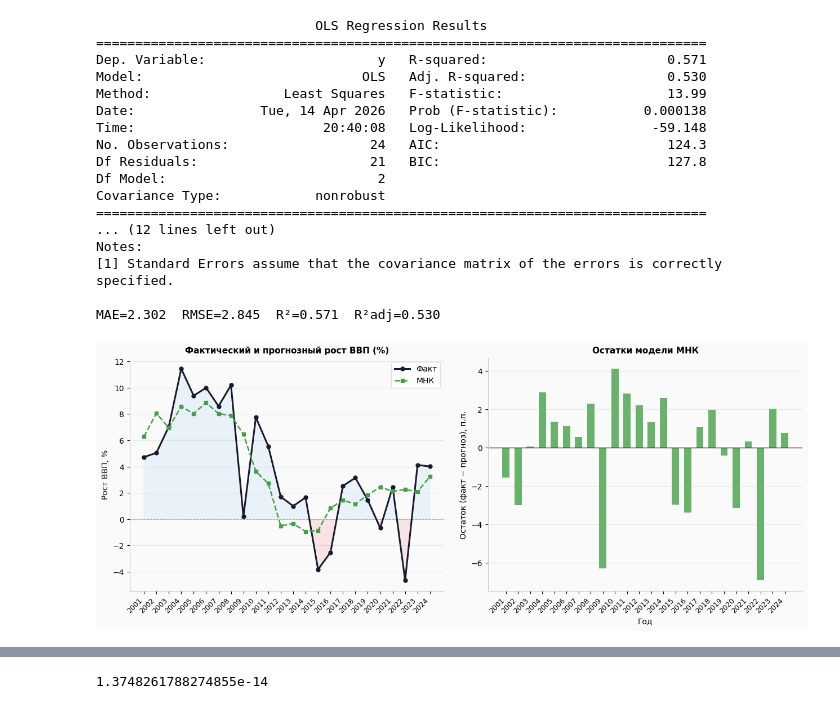
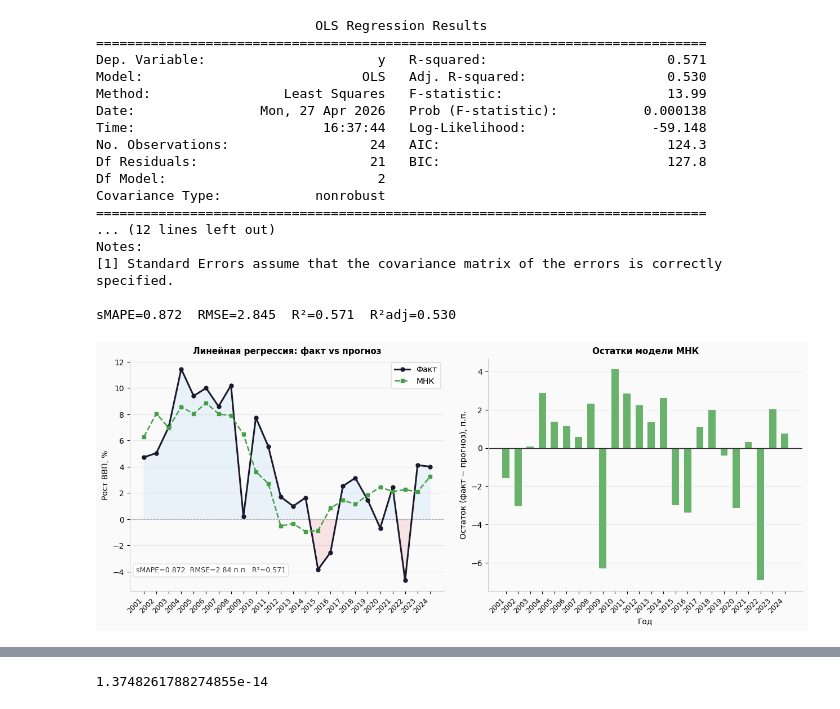
Before and after one commit to bienzapila/coursework, a Jupyter notebook: LR/lr.ipynb, the cells around one changed output, grey strips where cells are left out. Saved outputs shown, nothing was run; the diff lists cells and outputs as text; code cells hidden in the pictures.

```diff
--- a/LR/lr.ipynb
+++ b/LR/lr.ipynb
@@ -147,53 +1,47 @@ Test  (2018–2024)       MAE=2.183  RMSE=3.294  R²=-0.279
 # %%
 import pandas as pd
 import numpy as np
-from sklearn.metrics import mean_absolute_error, mean_squared_error, r2_score
+from sklearn.metrics import mean_squared_error, r2_score
 import statsmodels.api as sm
 import matplotlib.pyplot as plt
+
+def smape(y_true, y_pred):
+    """Симметричная средняя абсолютная процентная ошибка (в долях)"""
+    return np.mean(2 * np.abs(y_true - y_pred) / (np.abs(y_true) + np.abs(y_pred)))
 
 # ── данные ──
 df_ml = pd.read_excel('data.xlsx', sheet_name='Data_ML')
 df_ml = df_ml.rename(columns={
     'Year': 'year',
     'GDP Growth (%) — TARGET': 'gdp_growth',
-    'Lag GDP Growth t-1 (%)': 'lag_gdp',
-    'Inflation CPI t-1 (%)': 'inflation',
-    'Unemployment t-1 (%)': 'unemployment',
     'Gov. Expenditure t-1 (% GDP)': 'gov_exp',
     'Tax Revenue t-1 (% GDP)': 'tax_rev',
-    'Trade Openness t-1 (% GDP)': 'trade_open',
-    'FDI Inflows t-1 (% GDP)': 'fdi',
-    'WGI Gov. Eff. t-1': 'wgi',
-    'Econ. Freedom t-1': 'econ_free',
 })
 df_ml = df_ml[pd.to_numeric(df_ml['year'], errors='coerce').notna()].copy()
 df_ml['year'] = df_ml['year'].astype(int)
 for c in df_ml.columns[1:]:
     df_ml[c] = pd.to_numeric(df_ml[c], errors='coerce')
 
-# ── выбранные переменные ──
 cols = ['gov_exp', 'tax_rev']
-
 data = df_ml[['year', 'gdp_growth'] + cols].dropna().reset_index(drop=True)
-y    = data['gdp_growth'].values.astype(float)
-X    = data[cols].values.astype(float)
-yrs  = data['year'].values
-n    = len(data)
+y = data['gdp_growth'].values.astype(float)
+X = data[cols].values.astype(float)
+yrs = data['year'].values
 
 # ── Модель МНК на всей выборке ──
 X_sm = sm.add_constant(X)
 model = sm.OLS(y, X_sm).fit()
 print(model.summary())
 
-# ── Метрики на всей выборке ──
 y_pred = model.predict(X_sm)
-mae  = mean_absolute_error(y, y_pred)
 rmse = np.sqrt(mean_squared_error(y, y_pred))
-r2   = r2_score(y, y_pred)
+r2 = r2_score(y, y_pred)
 r2adj = model.rsquared_adj
-print(f"\nMAE={mae:.3f}  RMSE={rmse:.3f}  R²={r2:.3f}  R²adj={r2adj:.3f}")
+smape_val = smape(y, y_pred)
 
-# ── Графики (только полная выборка) ──
+print(f"\nsMAPE={smape_val:.3f}  RMSE={rmse:.3f}  R²={r2:.3f}  R²adj={r2adj:.3f}")
+
+# ── График ──
 plt.rcParams.update({
     'font.family': 'DejaVu Sans',
     'axes.spines.top': False,
@@ -203,59 +51,60 @@ plt.rcParams.update({
 fig, axes = plt.subplots(1, 2, figsize=(13, 5.5))
 fig.patch.set_facecolor('#fafafa')
 
-# Левый: факт vs прогноз (без разделения на train/test)
+# Левый: факт vs прогноз
 ax = axes[0]
 ax.set_facecolor('#fafafa')
 ax.fill_between(yrs, y, 0, where=(y < 0), alpha=0.12, color='#e63946', interpolate=True)
 ax.fill_between(yrs, y, 0, where=(y >= 0), alpha=0.07, color='#2196F3', interpolate=True)
-ax.plot(yrs, y,      'o-',  color='#1a1a2e', lw=2.2, ms=5, zorder=3, label='Факт')
+ax.plot(yrs, y, 'o-', color='#1a1a2e', lw=2.2, ms=5, zorder=3, label='Факт')
 ax.plot(yrs, y_pred, 's--', color='#43A047', lw=1.8, ms=4, zorder=3, label='МНК')
 ax.axhline(0, color='#aaa', lw=0.8, ls='--')
-ax.set_title('Фактический и прогнозный рост ВВП (%)', fontsize=11, fontweight='bold')
+ax.set_title('Линейная регрессия: факт vs прогноз', fontsize=11, fontweight='bold')
 ax.set_ylabel('Рост ВВП, %', fontsize=10)
 ax.legend(fontsize=10, framealpha=0.9, edgecolor='#ddd', loc='upper right')
 ax.set_xticks(yrs)
 ax.set_xticklabels(yrs.astype(int), rotation=45, ha='right', fontsize=9)
-ax.spines['left'].set_color('#ccc'); ax.spines['bottom'].set_color('#ccc')
+ax.spines['left'].set_color('#ccc')
+ax.spines['bottom'].set_color('#ccc')
 ax.grid(axis='y', alpha=0.25)
-
+ax.text(0.02, 0.08, f"sMAPE={smape_val:.3f}  RMSE={rmse:.2f} п.п.  R²={r2:.3f}",
+        transform=ax.transAxes, fontsize=9, color='#333',
+        bbox=dict(boxstyle='round,pad=0.4', facecolor='white', edgecolor='#ddd', alpha=0.9))
 
 # Правый: остатки
 resid = y - y_pred
 ax2 = axes[1]
 ax2.set_facecolor('#fafafa')
 ax2.bar(yrs, resid, color='#43A047', alpha=0.8, width=0.6)
 ax2.axhline(0, color='#333', lw=1.0)
 ax2.set_title('Остатки модели МНК', fontsize=11, fontweight='bold')
 ax2.set_ylabel('Остаток (факт − прогноз), п.п.', fontsize=10)
 ax2.set_xlabel('Год', fontsize=10)
 ax2.set_xticks(yrs)
 ax2.set_xticklabels(yrs.astype(int), rotation=45, ha='right', fontsize=9)
-ax2.spines['left'].set_color('#ccc'); ax2.spines['bottom'].set_color('#ccc')
+ax2.spines['left'].set_color('#ccc')
+ax2.spines['bottom'].set_color('#ccc')
 ax2.grid(axis='y', alpha=0.25)
 
-
-
 plt.tight_layout(pad=2.0)
-plt.savefig('ols_results_full_sample.png', dpi=300,
-            bbox_inches='tight', facecolor='#fafafa')
+plt.savefig('ols_results_full_sample.png', dpi=300, bbox_inches='tight', facecolor='#fafafa')
 plt.show()
 # %% [output]
                             OLS Regression Results
 ==============================================================================
 Dep. Variable:                      y   R-squared:                       0.571
 Model:                            OLS   Adj. R-squared:                  0.530
 Method:                 Least Squares   F-statistic:                     13.99
-Date:                Tue, 14 Apr 2026   Prob (F-statistic):           0.000138
-Time:                        20:40:08   Log-Likelihood:                -59.148
+Date:                Mon, 27 Apr 2026   Prob (F-statistic):           0.000138
+Time:                        16:37:44   Log-Likelihood:                -59.148
 No. Observations:                  24   AIC:                             124.3
 Df Residuals:                      21   BIC:                             127.8
 Df Model:                           2
 Covariance Type:            nonrobust
 ==============================================================================
 ... (12 lines left out)
 Notes:
 [1] Standard Errors assume that the covariance matrix of the errors is correctly specified.
 
-MAE=2.302  RMSE=2.845  R²=0.571  R²adj=0.530
+sMAPE=0.872  RMSE=2.845  R²=0.571  R²adj=0.530
-[figure, old version]
+[figure, new version]
```
Also changed, not shown: parts of 2 cells of this notebook, 5 other files.
